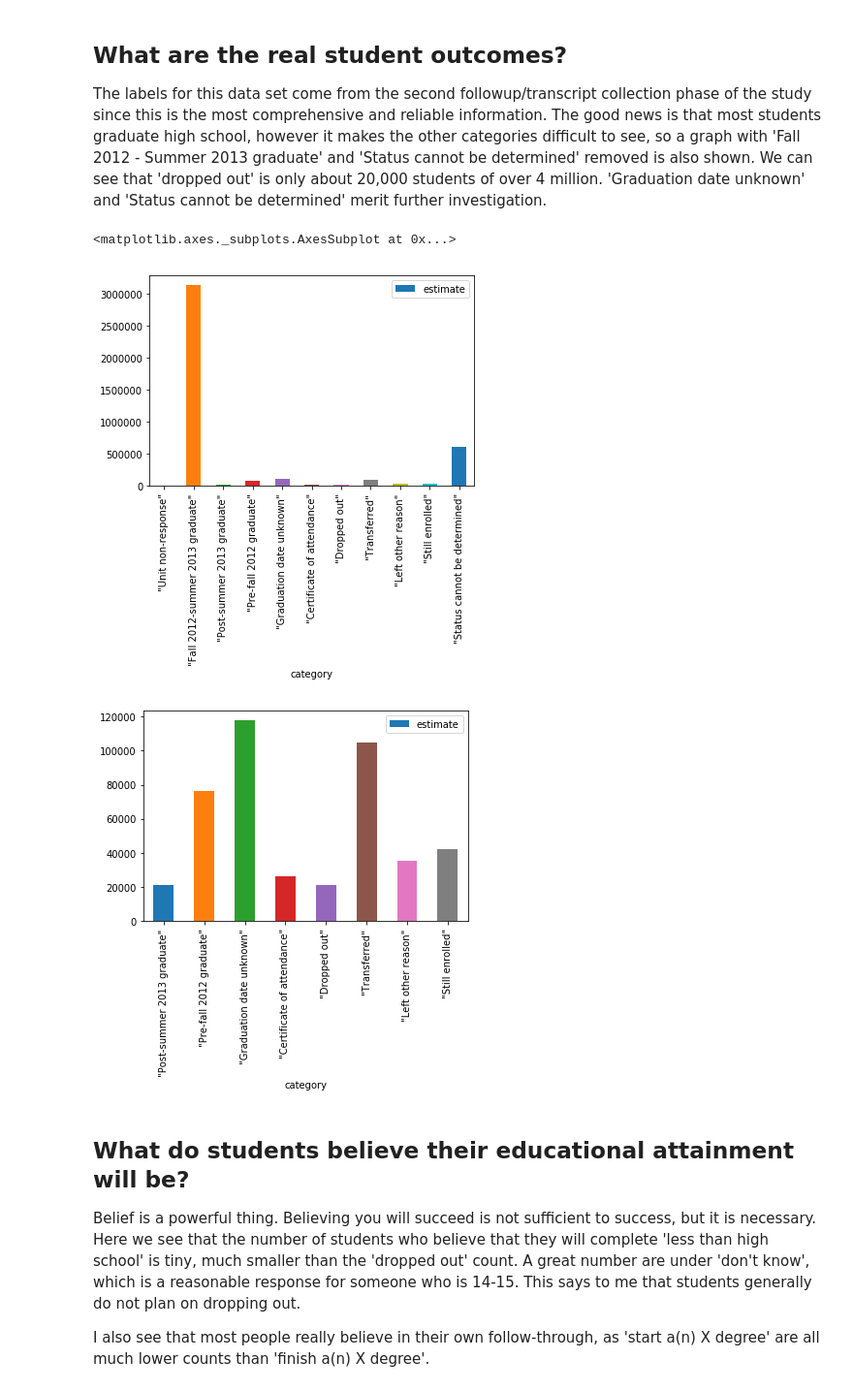
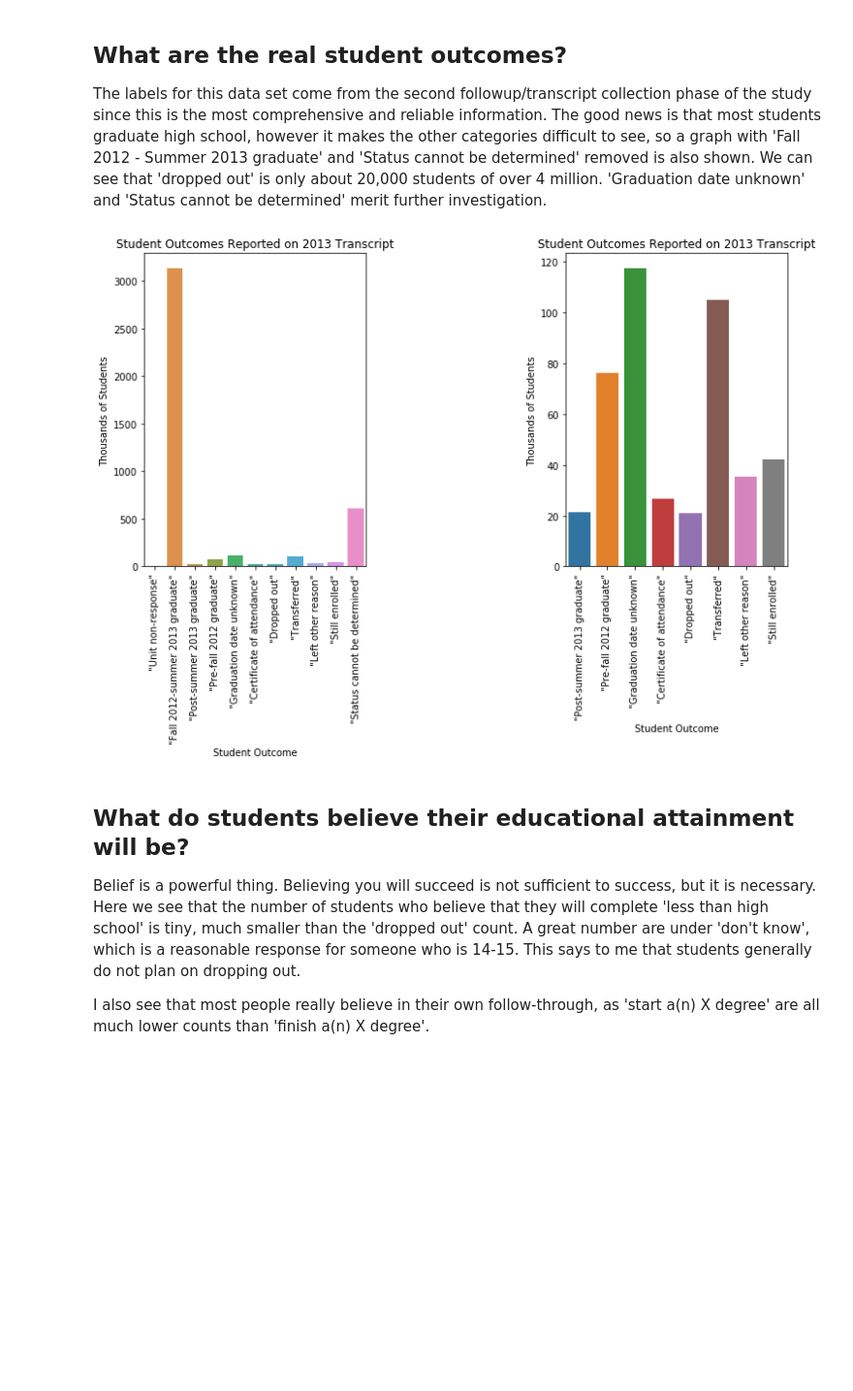
Before and after one commit to cemalec/Data-Science-Porfolio, a Jupyter notebook: Capstone ProjectOne/SO_EDA.ipynb, the cells around one changed output. Shown at 97% size. Saved outputs shown, nothing was run; the diff lists cells and outputs as text; code cells hidden in the pictures; blank space fills up the shorter version.

```diff
--- a/Capstone ProjectOne/SO_EDA.ipynb
+++ b/Capstone ProjectOne/SO_EDA.ipynb
@@ -84,16 +88,31 @@ def estimate_count(column,df_data,weight,df_weight,code_dict):
 ## What are the real student outcomes?
 
 The labels for this data set come from the second followup/transcript collection phase of the study since this is the most comprehensive and reliable information. The good news is that most students graduate high school, however it makes the other categories difficult to see, so a graph with 'Fall 2012 - Summer 2013 graduate' and 'Status cannot be determined' removed is also shown. We can see that 'dropped out' is only about 20,000 students of over 4 million. 'Graduation date unknown' and 'Status cannot be determined' merit further investigation.
-# %%
-#What are the proportions of real student outcomes?
-df_temp = estimate_count('X3TOUTCOME',df_F2,'W3STUDENTTR',df_weights,number_labels['X3TOUTCOME'])
-df_temp.plot.bar(x='category',y='estimate')
-keep_cats = [2,3,4,5,6,7,8,9]
-df_temp.iloc[keep_cats,:].plot.bar(x='category',y='estimate')
-# %% [output]
-<matplotlib.axes._subplots.AxesSubplot at 0x...>
-[figure, removed]
-[figure, removed]
+# %%
+#What are the proportions of real student outcomes?
+df_temp = estimate_count('X3TOUTCOME',df_F2,'W3STUDENTTR',df_weights,number_labels['X3TOUTCOME'])
+df_temp['estimate'] = df_temp['estimate']/1000
+fig = plt.figure(figsize = [12,6])
+fig.subplots_adjust(wspace=0.9)
+
+ax1 = fig.add_subplot(1,2,1)
+ax1 = sns.barplot(x = 'category',y='estimate',data = df_temp)
+for item in ax1.get_xticklabels():
+    item.set_rotation(90)
+ax1 = ax1.set(title='Student Outcomes Reported on 2013 Transcript',
+       xlabel='Student Outcome',
+       ylabel='Thousands of Students')
+
+keep_cats = [2,3,4,5,6,7,8,9]
+ax2 = fig.add_subplot(1,2,2)
+ax2 = sns.barplot(x='category',y='estimate',data = df_temp.iloc[keep_cats,:])
+for item in ax2.get_xticklabels():
+    item.set_rotation(90)
+ax2 = ax2.set(title='Student Outcomes Reported on 2013 Transcript',
+       xlabel='Student Outcome',
+       ylabel='Thousands of Students')
+# %% [output]
+[figure, added]
 # %% [markdown]
 ## What do students believe their educational attainment will be?
 
```
Also changed, not shown: parts of 8 cells of this notebook.
